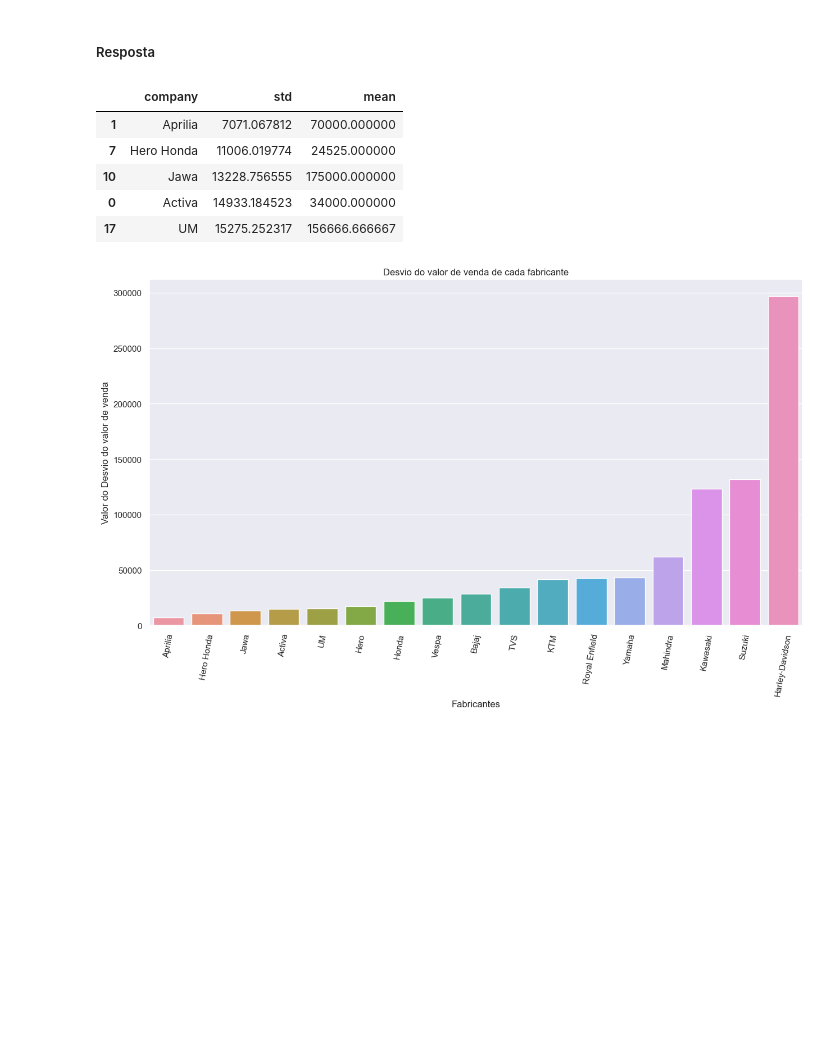
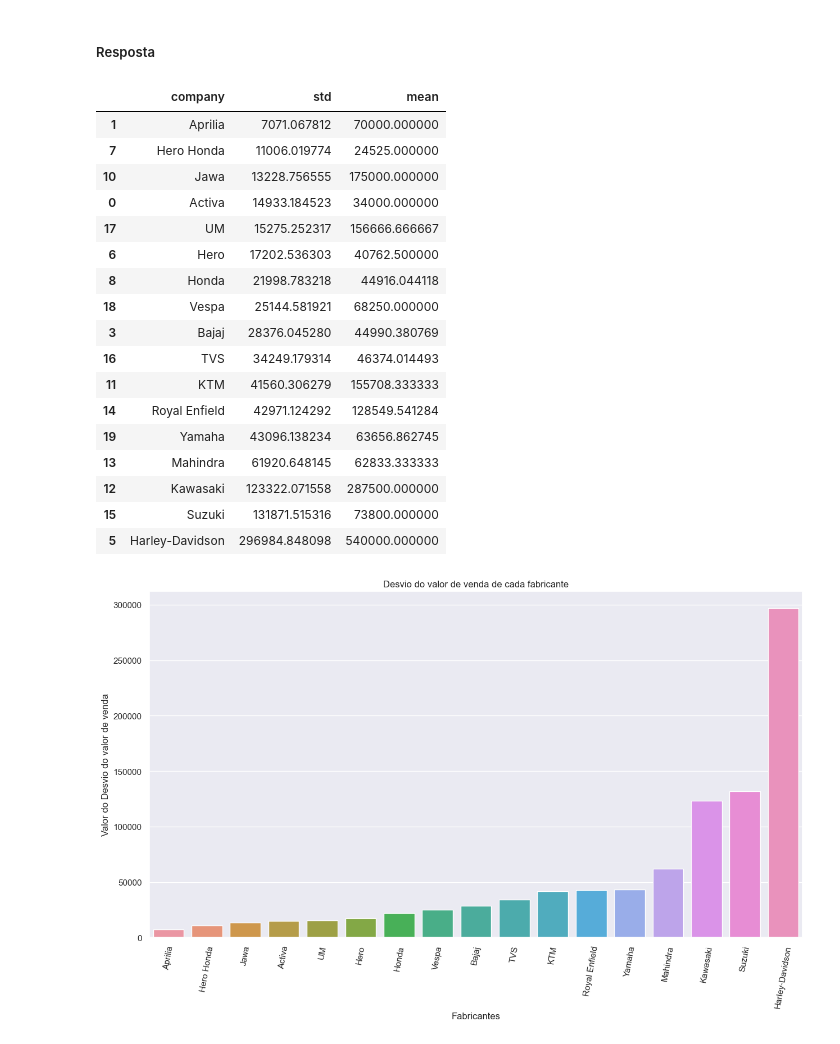
Before and after one commit to WelliDS/curso_git_CDS, a Jupyter notebook: notebooks/projeto.ipynb, the cells around one changed output. Cells and saved outputs as stored; diff of their text form; code cells hidden in the pictures; blank space fills up the shorter version.

```diff
--- a/notebooks/projeto.ipynb
+++ b/notebooks/projeto.ipynb
@@ -1132,21 +1131,33 @@ Como podemos observar, o fabricante que possui a moto mais cara na base de dados
 # %%
 df_grouped = df1[['selling_price', 'company']].groupby('company')
 
 df_grouped = df_grouped.agg(
     std = pd.NamedAgg('selling_price', 'std'),
     mean = pd.NamedAgg('selling_price', 'mean'),
 )
 
 df_grouped = df_grouped.reset_index().sort_values('std').dropna()
 
-df_grouped.head()
+df_grouped.head(20)
 # %% [output]
 |  | company | std | mean |
 | 1 | Aprilia | 7071.067812 | 70000.000000 |
 | 7 | Hero Honda | 11006.019774 | 24525.000000 |
 | 10 | Jawa | 13228.756555 | 175000.000000 |
 | 0 | Activa | 14933.184523 | 34000.000000 |
 | 17 | UM | 15275.252317 | 156666.666667 |
+| 6 | Hero | 17202.536303 | 40762.500000 |
+| 8 | Honda | 21998.783218 | 44916.044118 |
+| 18 | Vespa | 25144.581921 | 68250.000000 |
+| 3 | Bajaj | 28376.045280 | 44990.380769 |
+| 16 | TVS | 34249.179314 | 46374.014493 |
+| 11 | KTM | 41560.306279 | 155708.333333 |
+| 14 | Royal Enfield | 42971.124292 | 128549.541284 |
+| 19 | Yamaha | 43096.138234 | 63656.862745 |
+| 13 | Mahindra | 61920.648145 | 62833.333333 |
+| 12 | Kawasaki | 123322.071558 | 287500.000000 |
+| 15 | Suzuki | 131871.515316 | 73800.000000 |
+| 5 | Harley-Davidson | 296984.848098 | 540000.000000 |
 # %%
 ax = sns.barplot(
     data = df_grouped,
```
Also changed, not shown: parts of 5 cells of this notebook.
